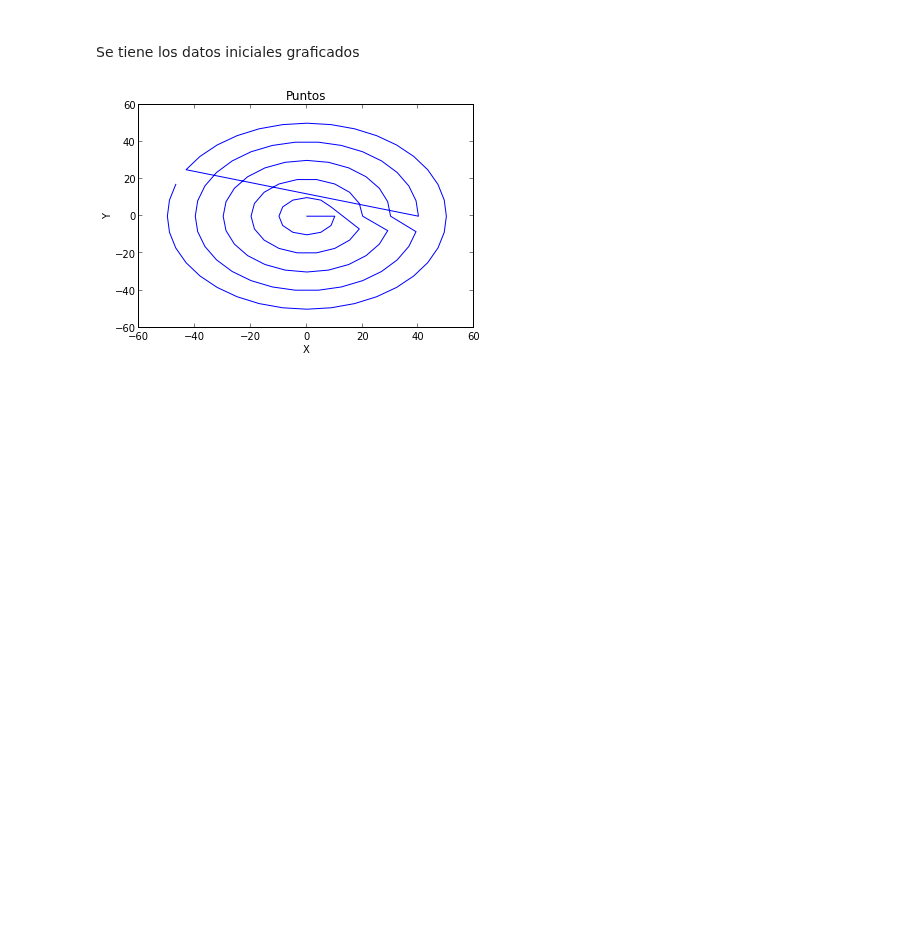
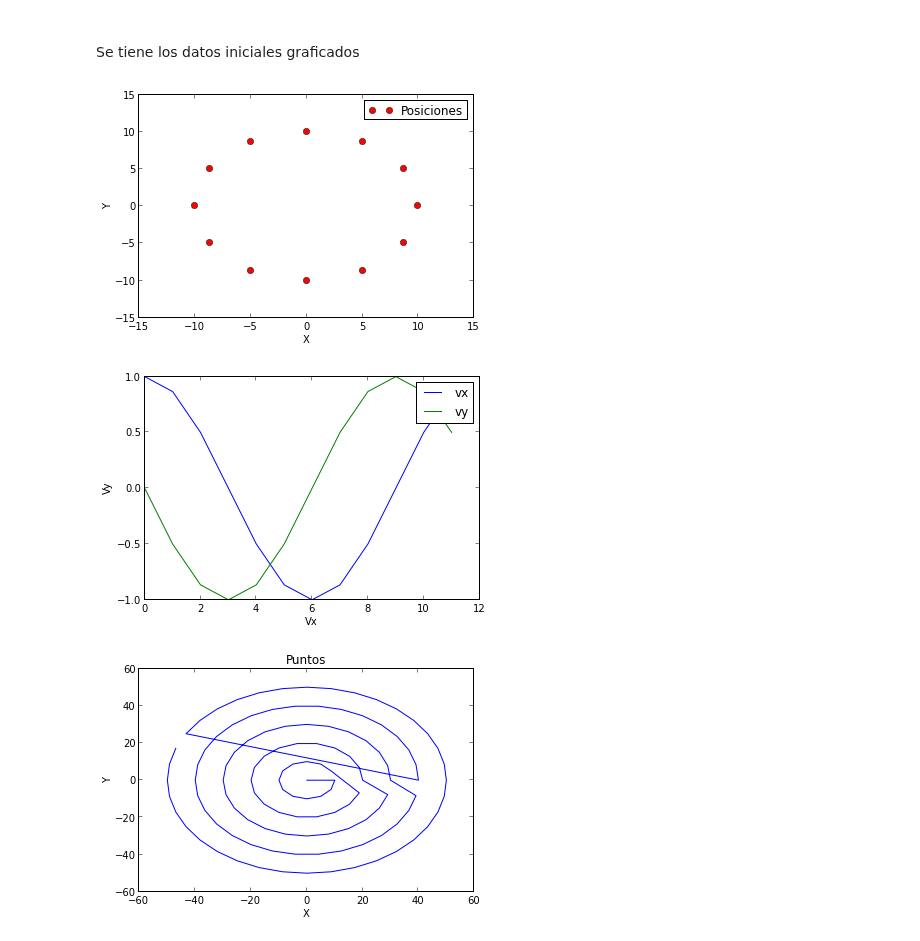
Before and after one commit to daniel-lozano/tarea6, a Jupyter notebook: datos_iniciales.ipynb, the cells around one changed output. Cells and saved outputs as stored; diff of their text form; code cells hidden in the pictures; blank space fills up the shorter version.

```diff
--- a/datos_iniciales.ipynb
+++ b/datos_iniciales.ipynb
@@ -20,3 +15,45 @@ vy=archivo[:,4]
+# %%
+#se guardan los datos iniciales
+x=archivo[:,1]
+y=archivo[:,2]
+vx=archivo[:,3]
+vy=archivo[:,4]
+
+
+#orbita 1, prueva de si estan bien
+x1=np.empty(12)
+vx1=np.empty(12)
+y1=np.empty(12)
+vy1=np.empty(12)
+#orbita 1
+for i in range (12):
+    x1[i]=x[i+1]
+    y1[i]=y[i+1]
+    vx1[i]=vx[i+1]
+    vy1[i]=vy[i+1]
+
+plot(x1,y1,"ro",label="Posiciones")
+
+legend()
+xlabel("X")
+ylabel("Y")
+xlim(-15,15)
+ylim(-15,15)
+plt.show()
+plt.close()
+
+plot(vx1,label="vx")
+plot(vy1,label="vy")
+legend()
+xlabel("Vx")
+ylabel("Vy")
+#xlim(-15,15)
+#ylim(-15,15)
+plt.show()
+plt.close()
+# %% [output]
+[figure, added]
+[figure, added]
 # %%
 plot(x,y)
 title("Puntos")
```
Also changed, not shown: parts of 4 cells of this notebook, 1 other file.
